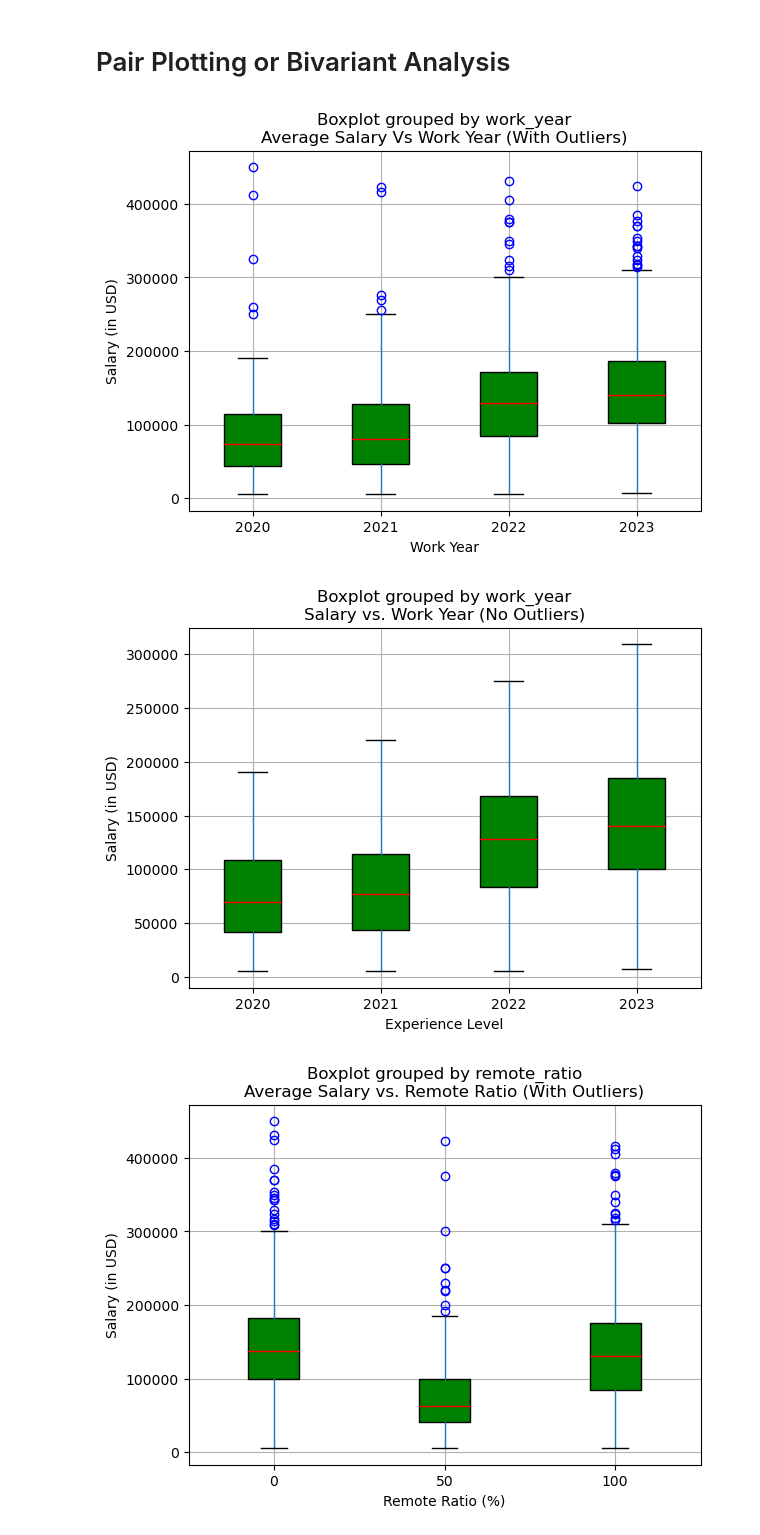
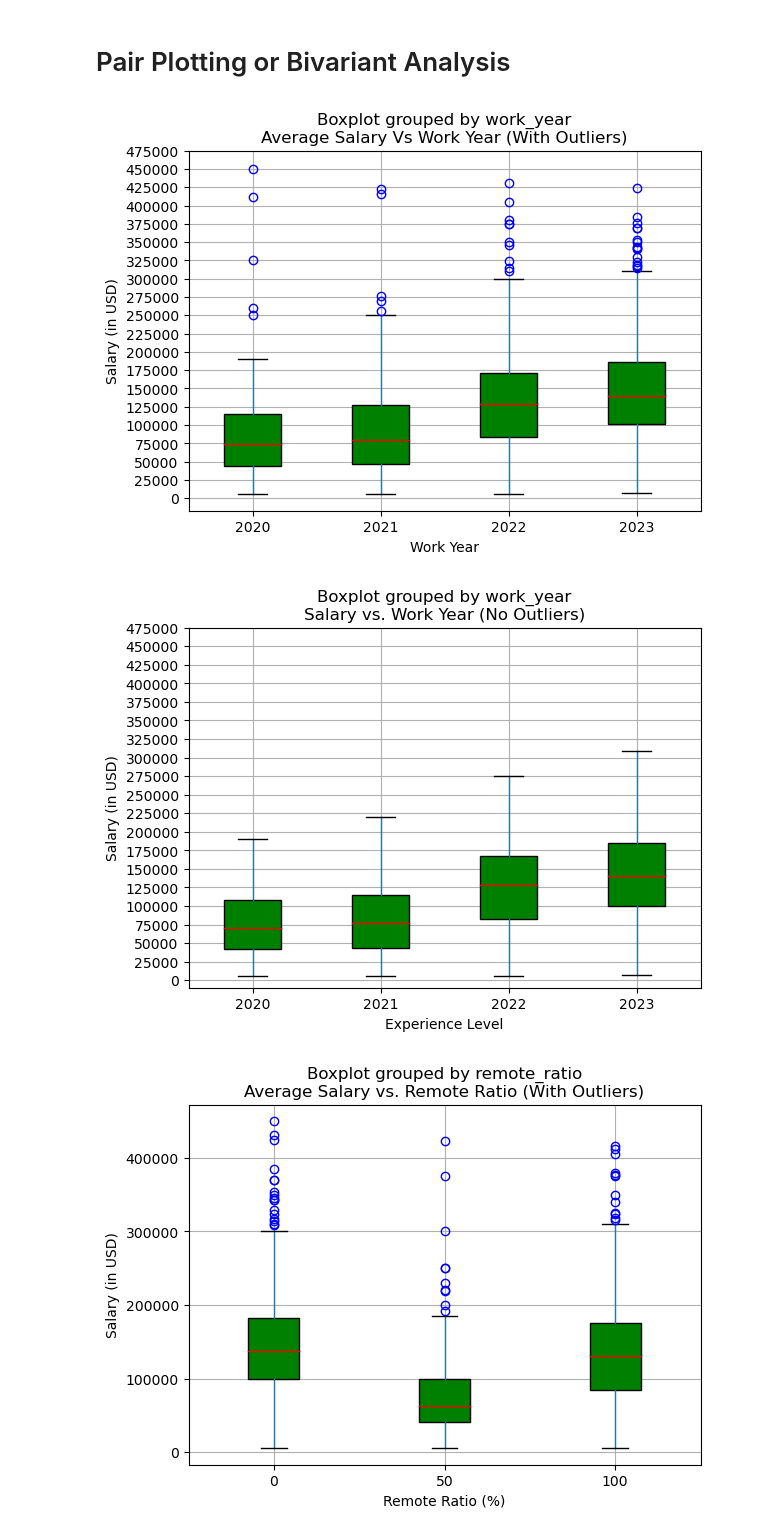
Before and after one commit to garimac12/project_acai, a Jupyter notebook: Project_NN.ipynb, the cells around one changed output. Drawn from its saved outputs; the diff is of its cells as text; code cells hidden in the pictures.

```diff
--- a/Project_NN.ipynb
+++ b/Project_NN.ipynb
@@ -227,12 +227,15 @@ plt.title('Average Salary Vs Work Year (With Outliers)')
 plt.xlabel('Work Year')
 plt.ylabel('Salary (in USD)')
 
+
+y_ticks = np.arange(0, 500000, 25000)
+plt.yticks(y_ticks)
 # Saving Plot to output_data_NN
 plt.savefig("output_data_NN/Fig3_salary_workyear_outliers.png")
 
 plt.show()
 # %% [output]
-[figure, old version]
+[figure, new version]
 # %%
 # Removing outliers in salary_in_usd for different categories of experience_level: Salary vs. Experience Level
 
@@ -249,17 +252,22 @@ pd.set_option('display.max_rows', None)
 # %%
 a="blue"
 b="red"
 c="green"
 final_df_remove_outlier.boxplot(column=["salary_in_usd"], by=["work_year"], patch_artist=True, boxprops=dict(facecolor=c), flierprops=dict(color=a, markeredgecolor=a), medianprops=dict(color=b))
+
+
+
 plt.title('Salary vs. Work Year (No Outliers)')
 plt.xlabel('Experience Level')
 plt.ylabel('Salary (in USD)')
 
+y_ticks = np.arange(0, 500000, 25000)
+plt.yticks(y_ticks)
 # Saving Plot to output_data_NN
 plt.savefig("output_data_NN/Fig3_salary_workyear_nooutliers.png")
 plt.show()
 # %% [output]
-[figure, old version]
+[figure, new version]
 # %%
 # This data do have a lot of outliers and median salry levels drop significantly after removing outliers But with
 #or with out outliers after comparing the box plot we can deduce that median salaries were almost same in year
```
